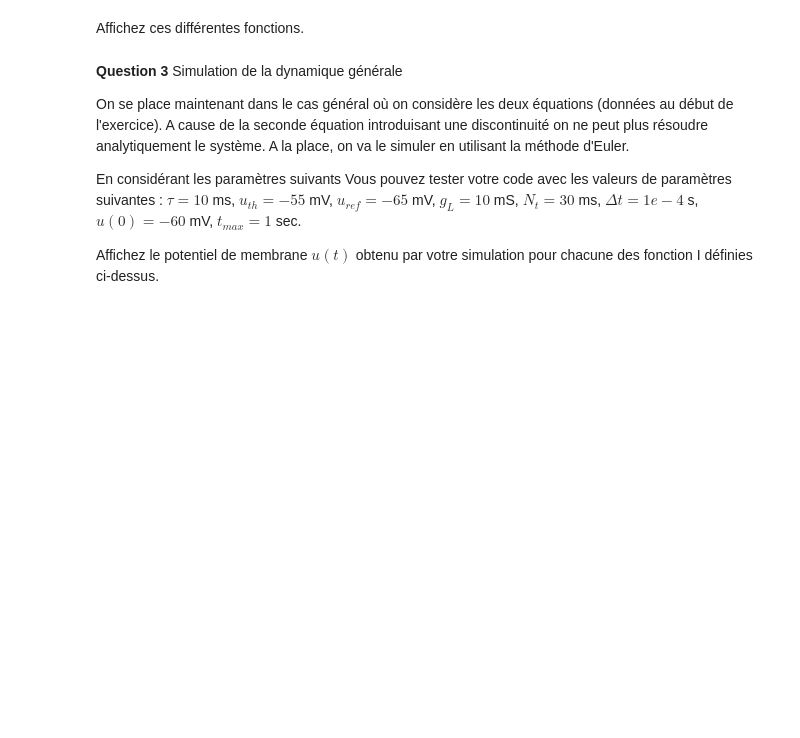
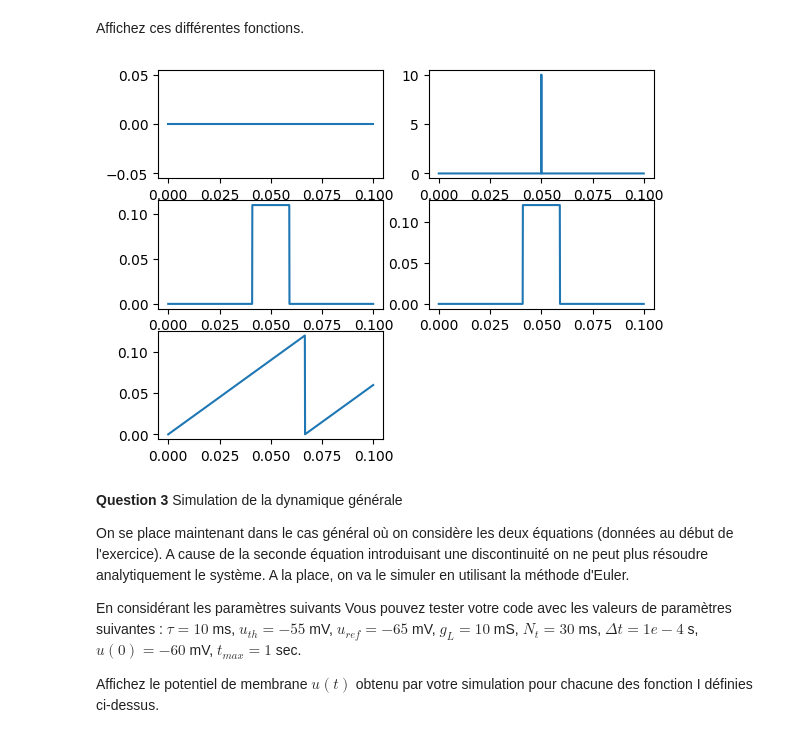
Before and after one commit to Laurane67/BINFA2025_TP5, a Jupyter notebook: BINFA2025_TP5.ipynb, the cells around one changed output. Cells and saved outputs as stored; diff of their text form; code cells hidden in the pictures; blank space fills up the shorter version.

```diff
--- a/BINFA2025_TP5.ipynb
+++ b/BINFA2025_TP5.ipynb
@@ -154,3 +173,17 @@ print("Votre code ici !")
+# %%
+plt.subplot(3, 2, 1)
+plt.plot(times, I1(times))
+plt.subplot(3, 2, 2)
+plt.plot(times, I2(times))
+plt.subplot(3, 2, 3)
+plt.plot(times, I3(times))
+plt.subplot(3, 2, 4)
+plt.plot(times, I4(times))
+plt.subplot(3, 2, 5)
+plt.plot(times, I5(times))
+plt.show()
+# %% [output]
+[figure, added]
 # %% [markdown]
 **Question 3** Simulation de la dynamique générale
 
```
Also changed, not shown: parts of 6 cells of this notebook.
